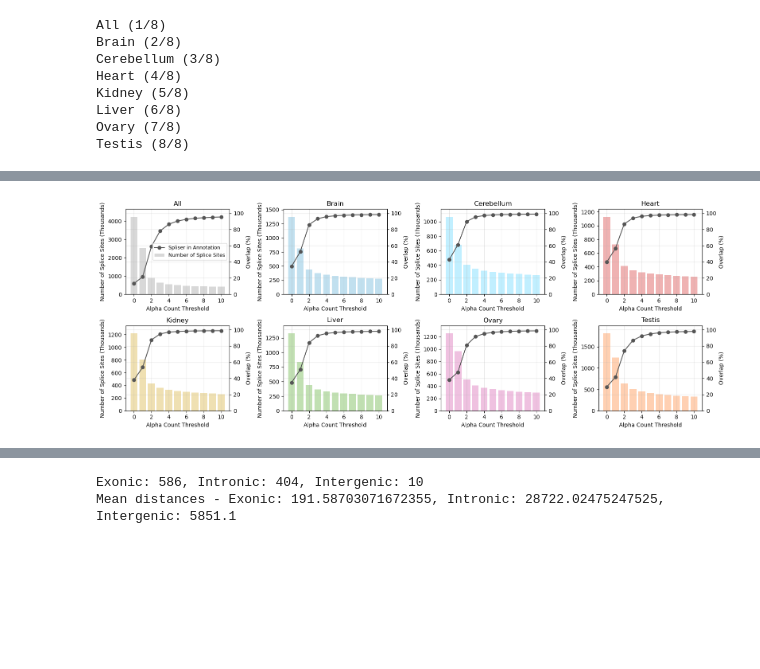
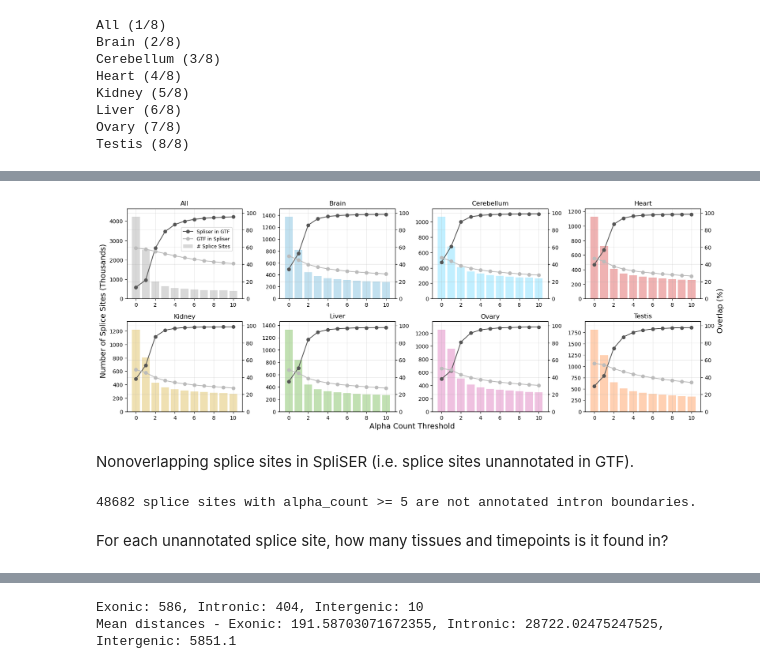
Before and after one commit to anamariaelek/splicing, a Jupyter notebook: notebooks/03_rna_data.ipynb, the cells around one changed output, grey strips where cells are left out. Cells and saved outputs as stored; diff of their text form; code cells hidden in the pictures; blank space fills up the shorter version.

Commit message:
Unannotated splice sites

```diff
--- a/notebooks/03_rna_data.ipynb
+++ b/notebooks/03_rna_data.ipynb
@@ -817,7 +817,6 @@ n_tissues = ovl_df['Tissue'].nunique()
 nrows = 2
 ncols = int(np.ceil(n_tissues / nrows))
 fig, axes = plt.subplots(nrows, ncols, figsize=(4 * ncols, 3 * nrows), sharey=False)
-
 axes = axes.flatten()
 
 gray1 = '#555555'
@@ -825,52 +824,66 @@ gray2 = '#bbbbbb'
 
 for ax, (tissue_name, tissue_df) in zip(axes, ovl_df.groupby('Tissue')):
     color = tissue_colors.get(tissue_name, 'tab:gray')
-    ax.set_xlabel('Alpha Count Threshold', fontsize=10)
-    ax.set_ylabel('Number of Splice Sites (Thousands)', fontsize=10)
-    ax.grid(axis='x', alpha = 0.3)
     bars = ax.bar(
         tissue_df['Alpha Count Threshold'],
         tissue_df['Number of Splice Sites'] / 1000,
         color=color, alpha=0.3, width=0.8, label='Number of Splice Sites'
     )
     ax.set_ylim(0, (tissue_df['Number of Splice Sites'] / 1000).max() * 1.1)
+    ax.grid(axis='x', alpha=0.3)
+    ax.set_title(tissue_name, fontsize=12)
 
     ax2 = ax.twinx()
     ax2.grid(True, alpha=0.3)
-    ax2.set_ylabel('Overlap (%)', fontsize=10)
     line1, = ax2.plot(
         tissue_df['Alpha Count Threshold'],
         tissue_df['Overlap Spliser to Annotation (%)'],
         color=gray1, marker='o', label='Spliser to Annotation'
     )
-    #line2, = ax2.plot(
-    #    tissue_df['Alpha Count Threshold'],
-    #    tissue_df['Overlap Annotation to Spliser (%)'],
-    #    color=gray2, marker='o', label='Annotation to Spliser'
-    #)
+    line2, = ax2.plot(
+        tissue_df['Alpha Count Threshold'],
+        tissue_df['Overlap Annotation to Spliser (%)'],
+        color=gray2, marker='o', label='Annotation to Spliser'
+    )
     ax2.set_ylim(0, 105)
-    ax.set_title(tissue_name, fontsize=12)
     if tissue_name == 'All':
         ax2.legend(
-            [line1, bars],
-            ['Spliser in Annotation', 'Number of Splice Sites'],
-            loc='center right',
+            [line1, line2, bars],
+            ['Spliser in GTF', 'GTF in Spliser', '# Splice Sites'],
+            bbox_to_anchor=(0.45, 0.82), ncol=1,
             fontsize=9)
 
 # Hide unused axes if n_tissues is odd
 for ax in axes[n_tissues:]:
     ax.set_visible(False)
 
 plt.tight_layout()
 
-# Save pdf
+# Shared axis labels
+fig.text(0.5, 0, 'Alpha Count Threshold', ha='center', va='center', fontsize=14)
+fig.text(0, 0.5, 'Number of Splice Sites (Thousands)', ha='center', va='center', rotation='vertical', fontsize=14)
+fig.text(1, 0.5, 'Overlap (%)', ha='center', va='center', rotation='vertical', fontsize=14)
+
 plt.savefig('plots/splice_site_annotation_overlap.pdf', bbox_inches='tight')
-
 plt.show()
 # %% [output]
-[figure, old version]
+[figure, new version]
+# %% [markdown]
+Nonoverlapping splice sites in SpliSER (i.e. splice sites unannotated in GTF).
 # %%
-# non-overlapping part
+# Get non-overlapping splice sites from SpliSER
 novl_spl_ann = pd.merge(spliser_df, splices_df, on=['chrom', 'site'], how='left', indicator=True)
 novl_spl_ann = novl_spl_ann[novl_spl_ann['_merge'] == 'left_only'].drop(columns=['_merge'])
+
+# Filter for alpha_count >= 5
+alpha_thrs = 5
+novl_spl_ann = novl_spl_ann[novl_spl_ann['alpha_count'] >= alpha_thrs]
+
+# Count
+num_novl_sites = novl_spl_ann.drop_duplicates(subset=['chrom', 'site']).shape[0]
+print(f"{num_novl_sites} splice sites with alpha_count >= {alpha_thrs} are not annotated intron boundaries.")
+# %% [output]
+48682 splice sites with alpha_count >= 5 are not annotated intron boundaries.
+# %% [markdown]
+For each unannotated splice site, how many tissues and timepoints is it found in?
 # %%
```
Also changed, not shown: parts of 9 cells of this notebook, 12 other files.
